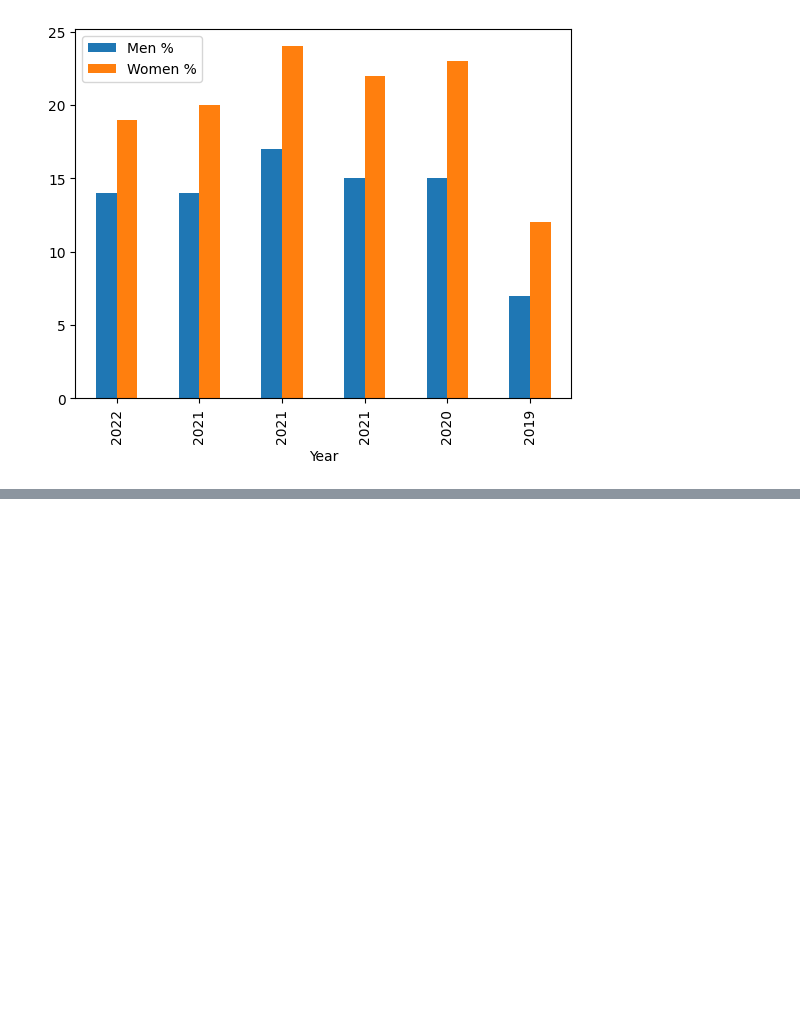
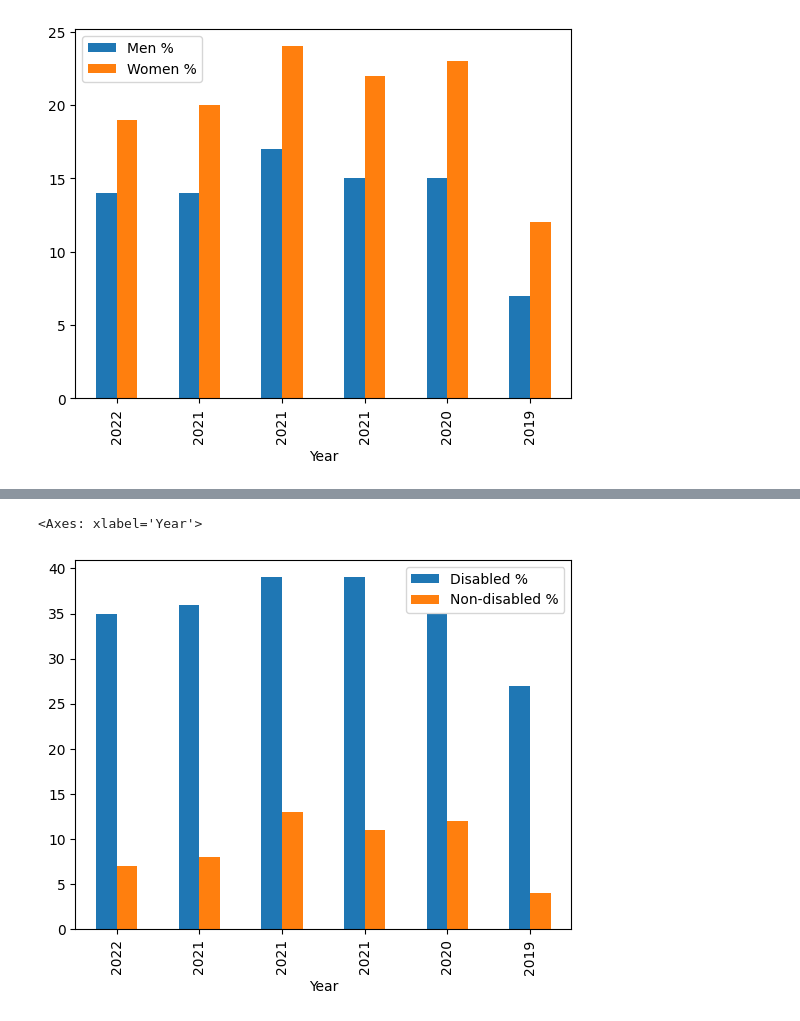
Before and after one commit to NabilahYK/PROGRAMMING-EXAM2, a Jupyter notebook: ProgrammingExam2.ipynb, the cells around one changed output, grey strips where cells are left out. Cells and saved outputs as stored; diff of their text form; code cells hidden in the pictures; blank space fills up the shorter version.

```diff
--- a/ProgrammingExam2.ipynb
+++ b/ProgrammingExam2.ipynb
@@ -749,3 +738,10 @@ MvsW.plot.bar()
 # %% [output]
 <Axes: xlabel='Year'>
 [figure]
+# %%
+selected_columns = ['Disabled %', 'Non-disabled %']
+Disability = df13[selected_columns]
+
+# Display the new DataFrame
+print(Disability)
+Disability
@@ -751,0 +765,5 @@ MvsW.plot.bar()
+# %%
+Disability.plot.bar()
+# %% [output]
+<Axes: xlabel='Year'>
+[figure, added]
```
Also changed, not shown: parts of 4 cells of this notebook.
